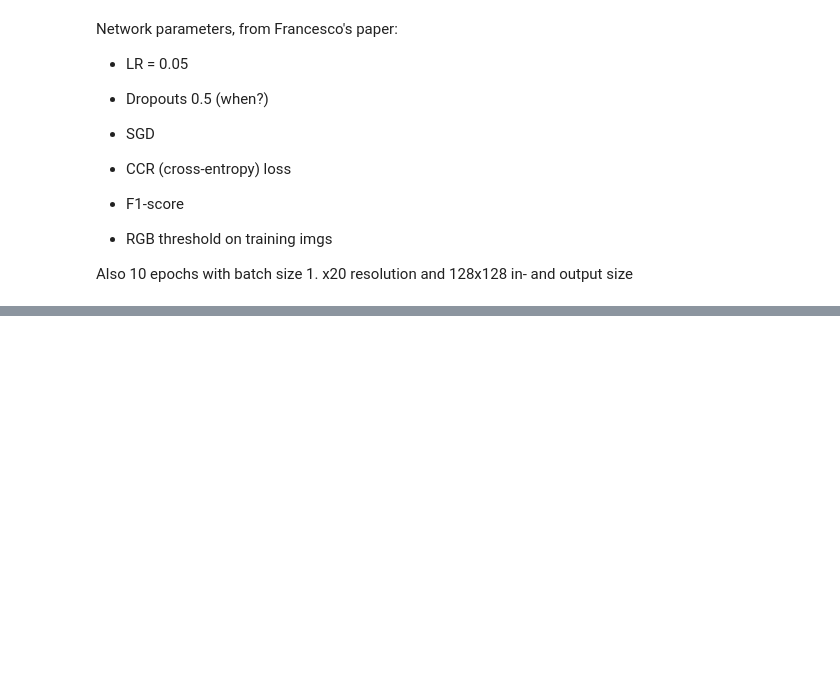
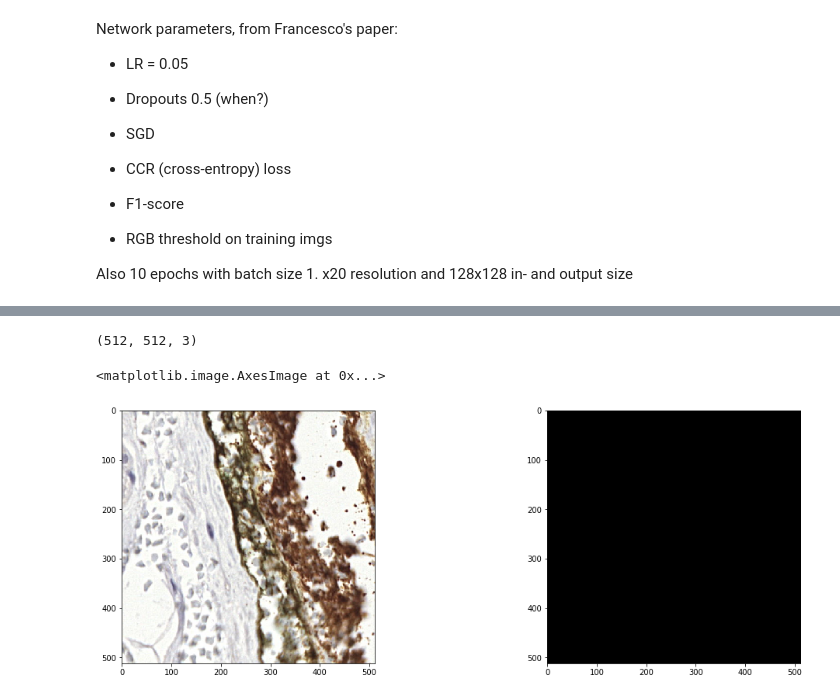
Before and after one commit to jeffluppes/ISMI2018, a Jupyter notebook: Project/ProjectNotebook.ipynb, the cells around one changed output, grey strips where cells are left out. Drawn from its saved outputs; the diff is of its cells as text; code cells hidden in the pictures; blank space fills up the shorter version.

Commit message:
See app for entire change log, too many to mention.

```diff
--- a/Project/ProjectNotebook.ipynb
+++ b/Project/ProjectNotebook.ipynb
@@ -148,8 +150,13 @@ train_dir = '/projects/0/ismi2018/FINALPROJECTS/LYMPHOCYTE_DETECTION/train_image
 validation_dir = '/projects/0/ismi2018/FINALPROJECTS/LYMPHOCYTE_DETECTION/validation_images'
 test_dir = '/projects/0/ismi2018/FINALPROJECTS/LYMPHOCYTE_DETECTION/test_images'
 train_points = '/projects/0/ismi2018/FINALPROJECTS/LYMPHOCYTE_DETECTION/training_annotations.csv'
+validation_points = '/projects/0/ismi2018/FINALPROJECTS/LYMPHOCYTE_DETECTION/validation_annotations.csv' #new
 data_dir = '/home/'+user+'/Project/data'
 train_masks_dir = data_dir+'/train_masks'
+validation_masks_dir = data_dir+'/validation_masks'
+results_dir = 'Results'
+
+num_channels = 1  #changing this breaks the entire thing.
 # %% [markdown]
 ## If the jupyter server runs locally
 # %%
@@ -580,0 +633,7 @@ model = load_model('weights.h5') #saved by our callback earlier
+# %%
+vpatches = generate_patches(validation_dir, validation_masks_dir, 20, 512, 512)
+vmask_patches = []
+vimg_patches = []
+for patch in vpatches:
+    vimg_patches.append(np.array(patch[0]))
+    vmask_patches.append(np.array(patch[1]))
@@ -580,0 +670,14 @@ model = load_model('weights.h5') #saved by our callback earlier
+# %%
+#show validation image and it's mask - Another sanity check
+plt.figure(1, figsize=(18, 6))
+
+plt.subplot(121)
+print(vimg_patches[0].shape)
+plt.imshow(vimg_patches[0])
+
+plt.subplot(122)
+plt.imshow(vmask_patches[0])
+# %% [output]
+(512, 512, 3)
+<matplotlib.image.AxesImage at 0x...>
+[figure, added]
```
Also changed, not shown: parts of 37 cells of this notebook.
